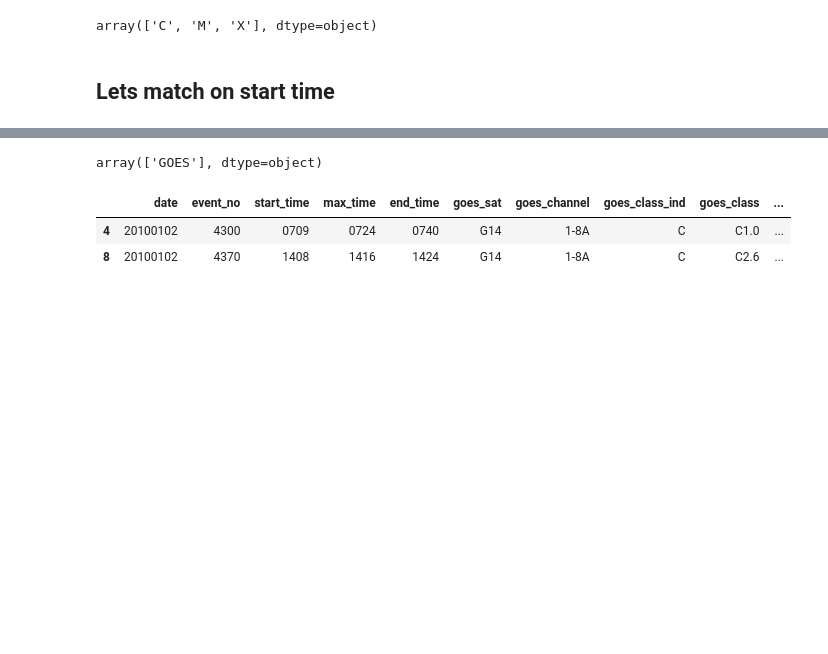
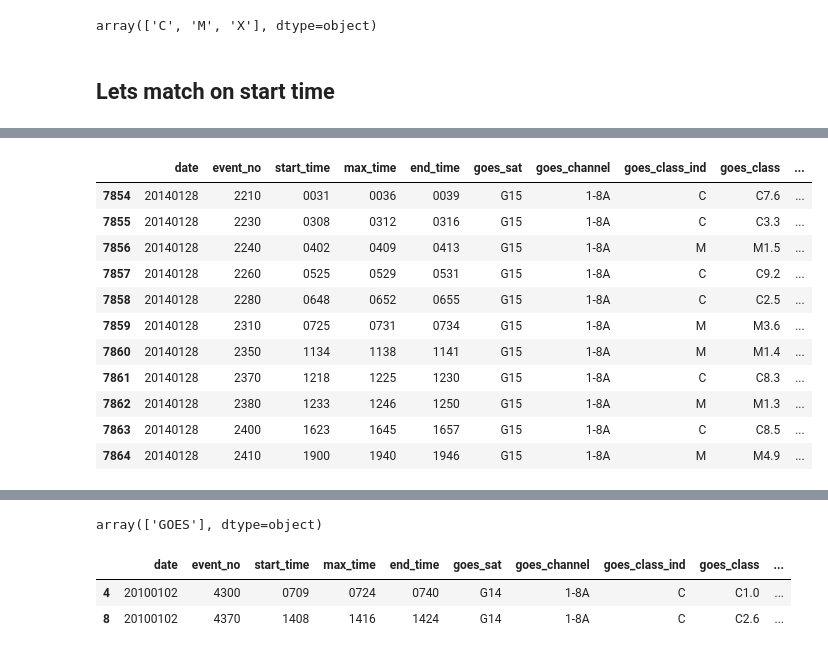
Before and after one commit to hayesla/flare_forecast_proj, a Jupyter notebook: goes_flare_list/final_compare.ipynb, the cells around one changed output, grey strips where cells are left out. Cells and saved outputs as stored; diff of their text form; code cells hidden in the pictures; blank space fills up the shorter version.

```diff
--- a/goes_flare_list/final_compare.ipynb
+++ b/goes_flare_list/final_compare.ipynb
@@ -200,2 +264,2 @@ swpc: X: 49, M: 748, C: 7798
 # %%
-df1[~df1.isin(df2)].dropna()
+swpc_c_test = swpc_c[(swpc_c["datetime"]>="2010-01-01")&(swpc_c["datetime"]<="2016-12-31")]
@@ -201,0 +329,15 @@ df1[~df1.isin(df2)].dropna()
+# %%
+swpc_c_test[swpc_c_test.datetime>"2014-01-28 00:01"].head(11)
+# %% [output]
+|  | date | event_no | start_time | max_time | end_time | goes_sat | goes_channel | goes_class_ind | goes_class | ... |
+| 7854 | 20140128 | 2210 | 0031 | 0036 | 0039 | G15 | 1-8A | C | C7.6 | ... |
+| 7855 | 20140128 | 2230 | 0308 | 0312 | 0316 | G15 | 1-8A | C | C3.3 | ... |
+| 7856 | 20140128 | 2240 | 0402 | 0409 | 0413 | G15 | 1-8A | M | M1.5 | ... |
+| 7857 | 20140128 | 2260 | 0525 | 0529 | 0531 | G15 | 1-8A | C | C9.2 | ... |
+| 7858 | 20140128 | 2280 | 0648 | 0652 | 0655 | G15 | 1-8A | C | C2.5 | ... |
+| 7859 | 20140128 | 2310 | 0725 | 0731 | 0734 | G15 | 1-8A | M | M3.6 | ... |
+| 7860 | 20140128 | 2350 | 1134 | 1138 | 1141 | G15 | 1-8A | M | M1.4 | ... |
+| 7861 | 20140128 | 2370 | 1218 | 1225 | 1230 | G15 | 1-8A | C | C8.3 | ... |
+| 7862 | 20140128 | 2380 | 1233 | 1246 | 1250 | G15 | 1-8A | M | M1.3 | ... |
+| 7863 | 20140128 | 2400 | 1623 | 1645 | 1657 | G15 | 1-8A | C | C8.5 | ... |
+| 7864 | 20140128 | 2410 | 1900 | 1940 | 1946 | G15 | 1-8A | M | M4.9 | ... |
```
Also changed, not shown: parts of 41 cells of this notebook.
